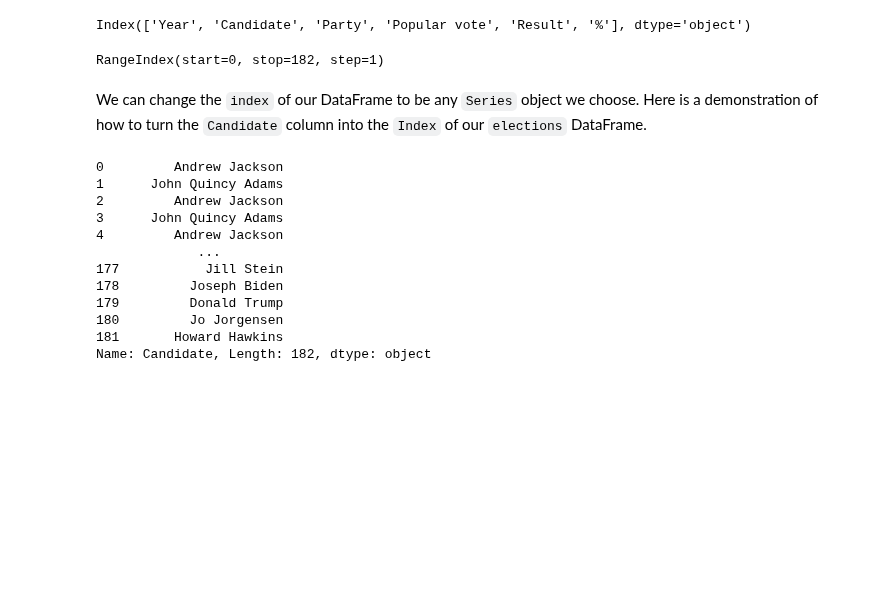
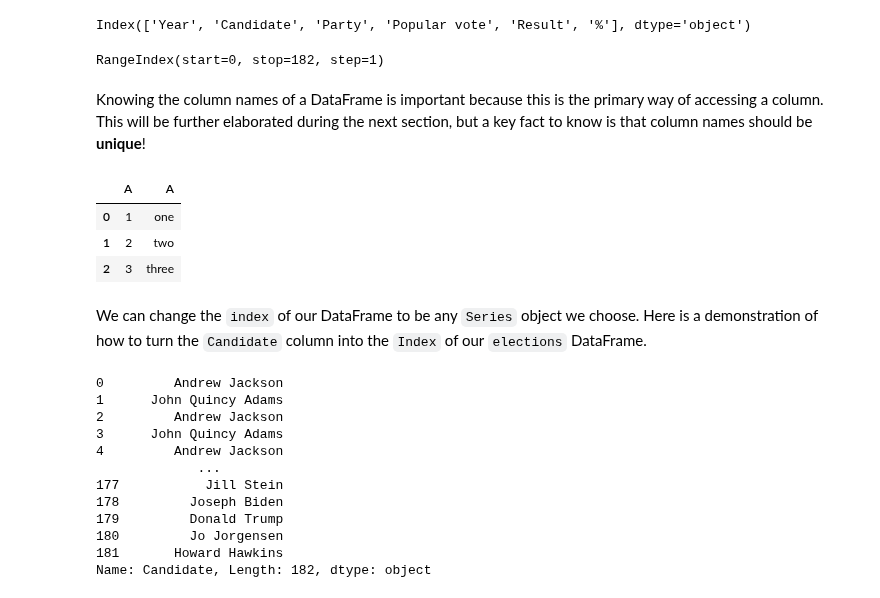
Before and after one commit to DS-100/course-notes, a Jupyter notebook: pandas_1/pandas_1.ipynb, the cells around one changed output. Saved outputs shown, nothing was run; the diff lists cells and outputs as text; code cells hidden in the pictures; blank space fills up the shorter version.

```diff
--- a/pandas_1/pandas_1.ipynb
+++ b/pandas_1/pandas_1.ipynb
@@ -87,6 +172,19 @@ Index(['Year', 'Candidate', 'Party', 'Popular vote', 'Result', '%'], dtype='obje
 elections.index
 # %% [output]
 RangeIndex(start=0, stop=182, step=1)
+# %% [markdown]
+Knowing the column names of a DataFrame is important because this is the primary way of accessing a column. This will be further elaborated during the next section, but a key fact to know is that column names should be **unique**!
+# %%
+# What happens when a column is not unique? You can't have one without the other.
+# Trust that this can get annoying
+
+bad_df = pd.DataFrame([[1,'one'],[2,'two'],[3,'three']],columns = ["A","A"])
+bad_df["A"]
+# %% [output]
+|  | A | A |
+| 0 | 1 | one |
+| 1 | 2 | two |
+| 2 | 3 | three |
 # %% [markdown]
 We can change the `index` of our DataFrame to be any `Series` object we choose. Here is a demonstration of how to turn the `Candidate` column into the `Index` of our `elections` DataFrame.
 # %%
```
Also changed, not shown: parts of 42 cells of this notebook, 2 other files.
